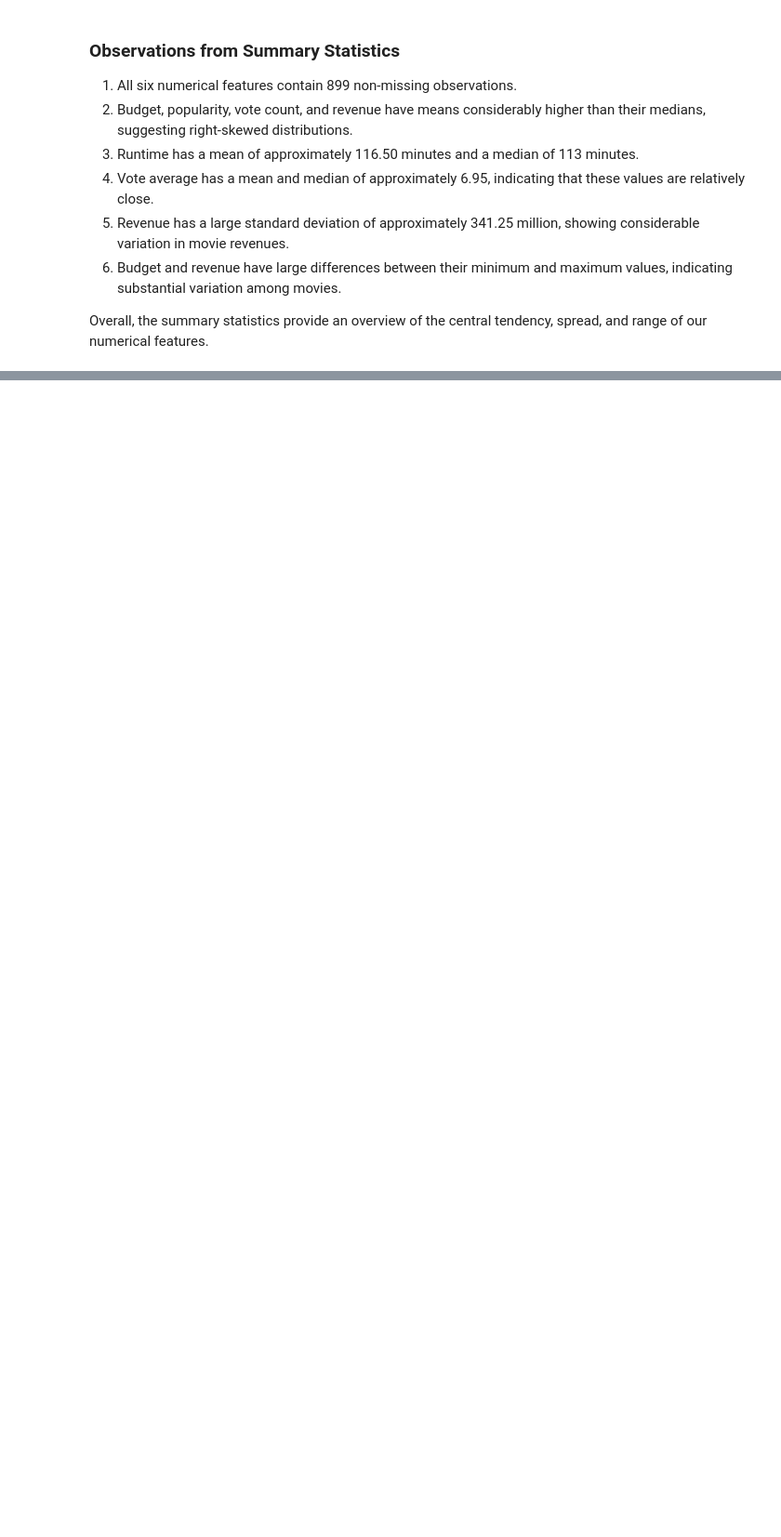
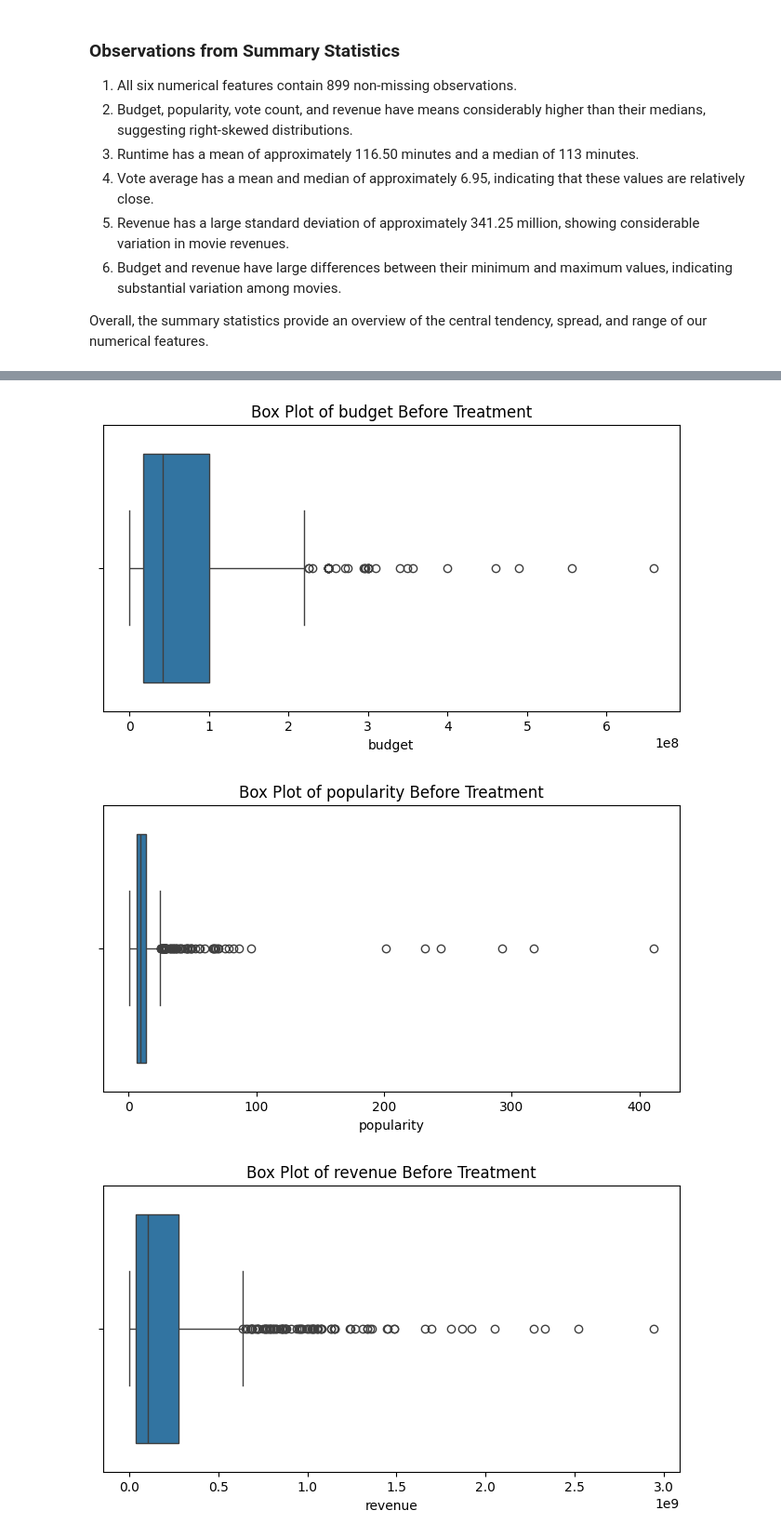
Before and after one commit to ZainabSultan2005/MLmodels, a Jupyter notebook: Copy_of_PAI_Project.ipynb, the cells around one changed output, grey strips where cells are left out. Shown at 93% size. Cells and saved outputs as stored; diff of their text form; code cells hidden in the pictures; blank space fills up the shorter version.

```diff
--- a/Copy_of_PAI_Project.ipynb
+++ b/Copy_of_PAI_Project.ipynb
@@ -1229,0 +1385,16 @@ Overall, the summary statistics provide an overview of the central tendency, spr
+# %%
+outliers = {}
+
+for col in numerical_columns:
+    lower = lower_fence[col]
+    upper = upper_fence[col]
+
+    outlier_values = dataCopy[
+        (dataCopy[col] < lower) |
+        (dataCopy[col] > upper)
+    ][col]
+
+    outliers[col] = len(outlier_values)
+
+print("Number of Potential Outliers:")
+print(pd.Series(outliers))
@@ -1229,0 +1410,13 @@ Overall, the summary statistics provide an overview of the central tendency, spr
+# %%
+for col in numerical_columns:
+
+    lower = lower_fence[col]
+    upper = upper_fence[col]
+
+    outlier_values = dataCopy[
+        (dataCopy[col] < lower) |
+        (dataCopy[col] > upper)
+    ][col]
+
+    print(f"\n{col} outliers:")
+    print(outlier_values.sort_values(ascending=False).head(10))
@@ -1229,0 +1441,18 @@ Overall, the summary statistics provide an overview of the central tendency, spr
+# %%
+import seaborn as sns
+
+
+for col in numerical_columns:
+
+    plt.figure(figsize=(8, 4))
+
+    sns.boxplot(x=dataCopy[col])
+
+    plt.title(f'Box Plot of {col} Before Treatment')
+    plt.xlabel(col)
+
+    plt.show()
+# %% [output]
+[figure, added]
+[figure, added]
+[figure, added]
```
Also changed, not shown: parts of 69 cells of this notebook.
